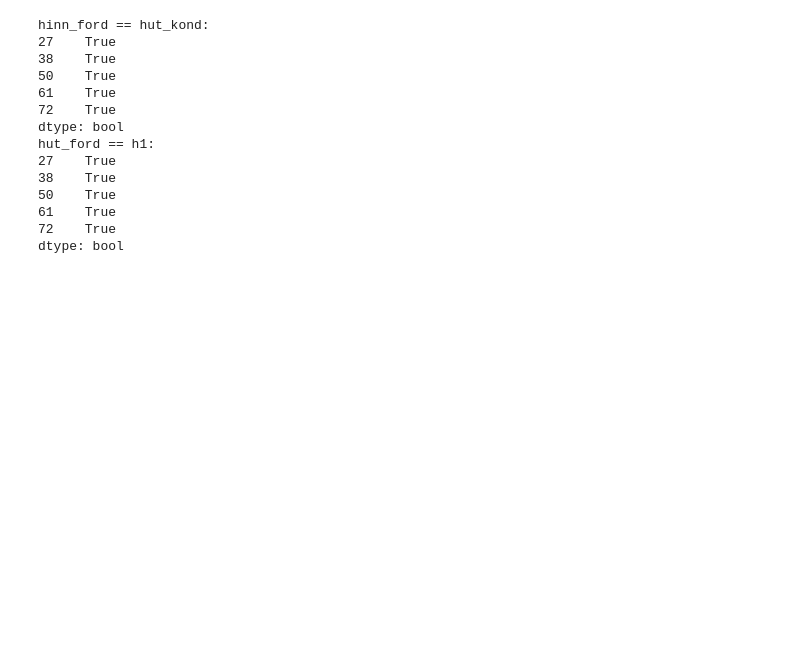
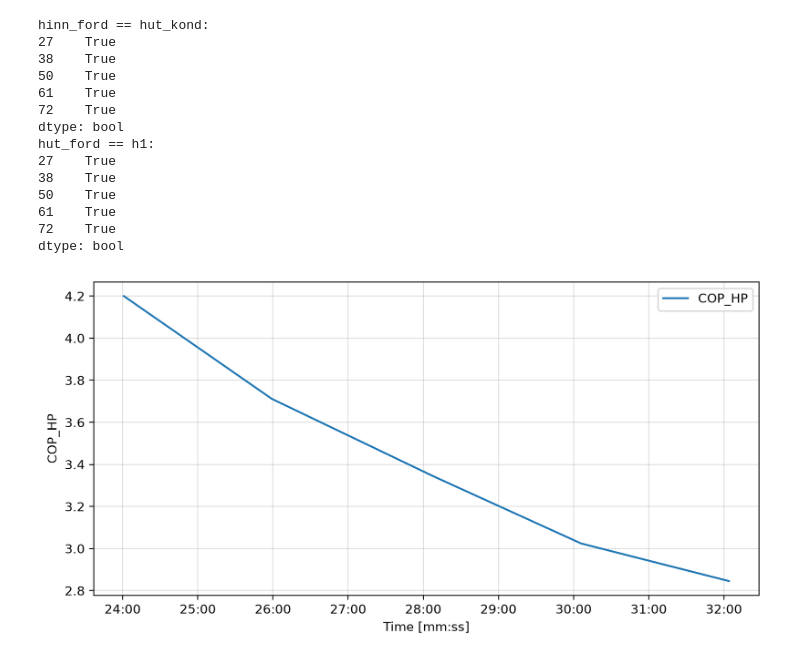
Before and after one commit to DoubleFFWasTaken/TermoLab-gh, a Jupyter notebook: TermolabGr19python.ipynb, the cells around one changed output. Drawn from its saved outputs; the diff is of its cells as text; code cells hidden in the pictures; blank space fills up the shorter version.

Commit message:
COP plot

```diff
--- a/TermolabGr19python.ipynb
+++ b/TermolabGr19python.ipynb
@@ -408,3 +408,14 @@ hut_ford == h1:
 61    True
 72    True
 dtype: bool
+# %%
+fig, ax1 = plt.subplots(figsize=(8,4), dpi=200, layout="constrained")
+ax1.xaxis.set_major_formatter(mdates.DateFormatter("%M:%S"))
+ax1.set_xlabel("Time [mm:ss]")
+ax1.set_ylabel("COP_HP")
+ax1.grid(alpha = 0.4)
+ax1.plot(xman, res_ford_man["COP_HP"], label = "COP_HP")
+ax1.legend()
+plt.show()
+# %% [output]
+[figure, added]
```
Also changed, not shown: 1 other file.
